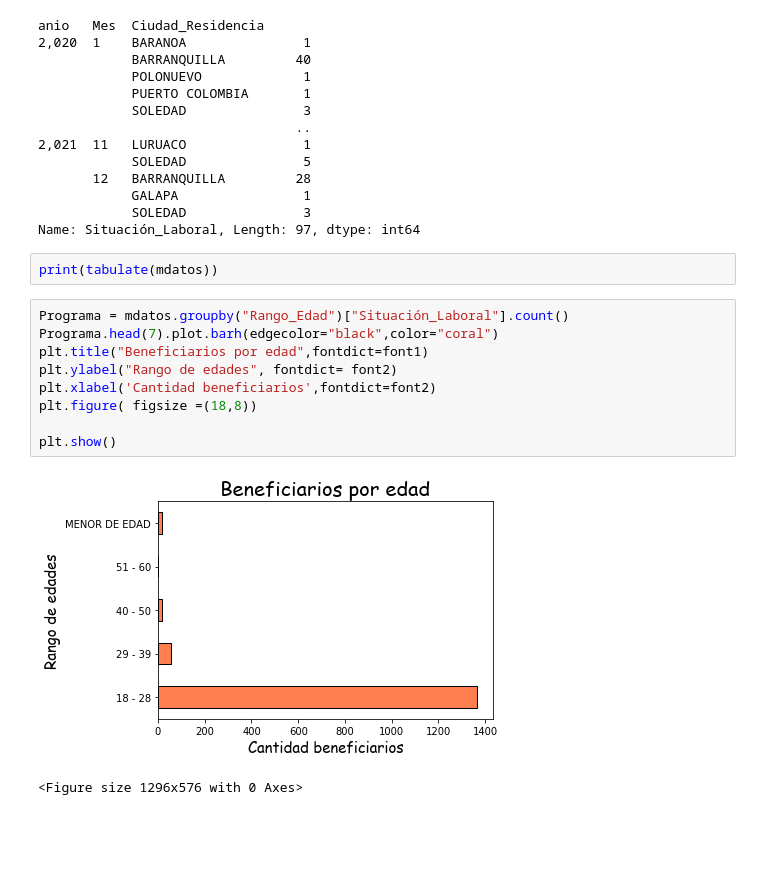
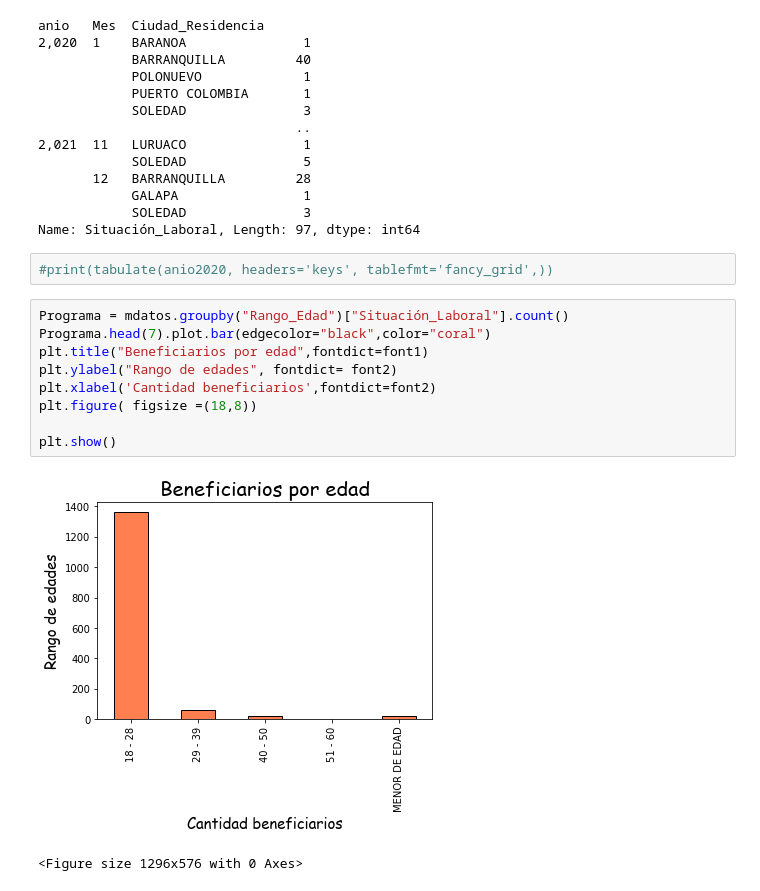
Before and after one commit to SaukB/Analisis, a Jupyter notebook: Material/Proyecto.ipynb, the cells around one changed output. Saved outputs shown, nothing was run; the diff lists cells and outputs as text; blank space fills up the shorter version.

```diff
--- a/Material/Proyecto.ipynb
+++ b/Material/Proyecto.ipynb
@@ -264,17 +270,17 @@ anio   Mes  Ciudad_Residencia
             GALAPA                1
             SOLEDAD               3
 Name: Situación_Laboral, Length: 97, dtype: int64
-# %%
-print(tabulate(mdatos))
+# %%
+#print(tabulate(anio2020, headers='keys', tablefmt='fancy_grid',))
 # %%
 Programa = mdatos.groupby("Rango_Edad")["Situación_Laboral"].count()
-Programa.head(7).plot.barh(edgecolor="black",color="coral")
+Programa.head(7).plot.bar(edgecolor="black",color="coral")
 plt.title("Beneficiarios por edad",fontdict=font1)
 plt.ylabel("Rango de edades", fontdict= font2)
 plt.xlabel('Cantidad beneficiarios',fontdict=font2)
 plt.figure( figsize =(18,8))
 
 plt.show()
 # %% [output]
-[figure, old version]
+[figure, new version]
 <Figure size 1296x576 with 0 Axes>
```
Also changed, not shown: parts of 8 cells of this notebook.
